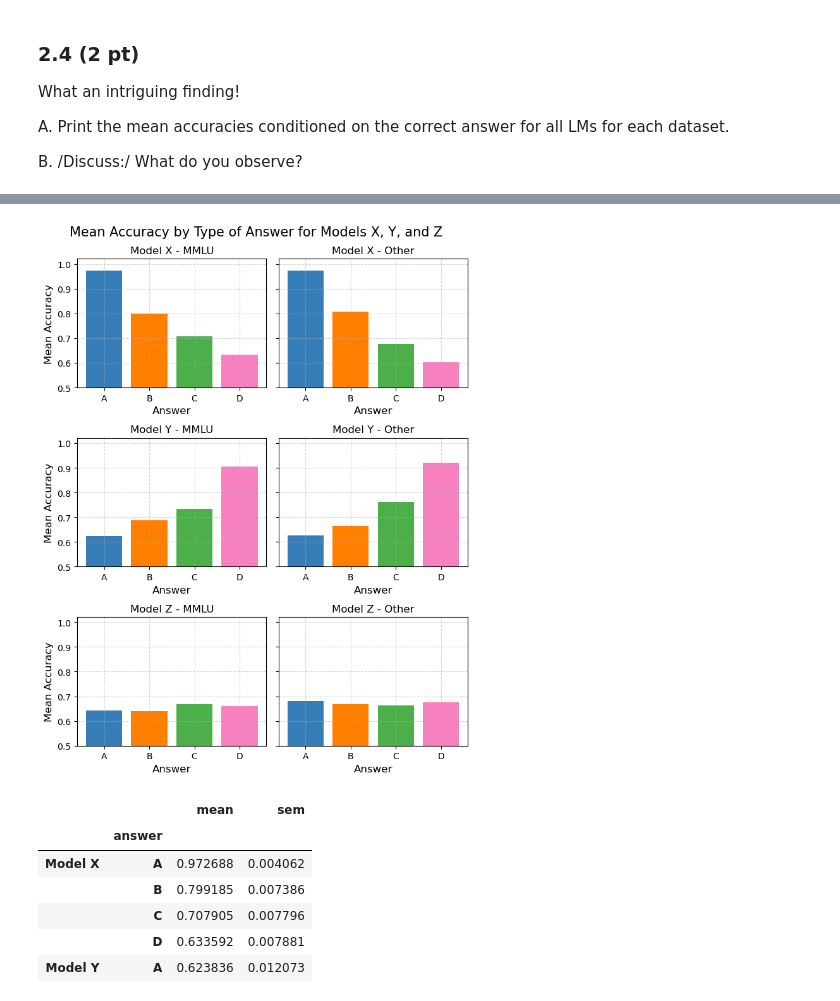
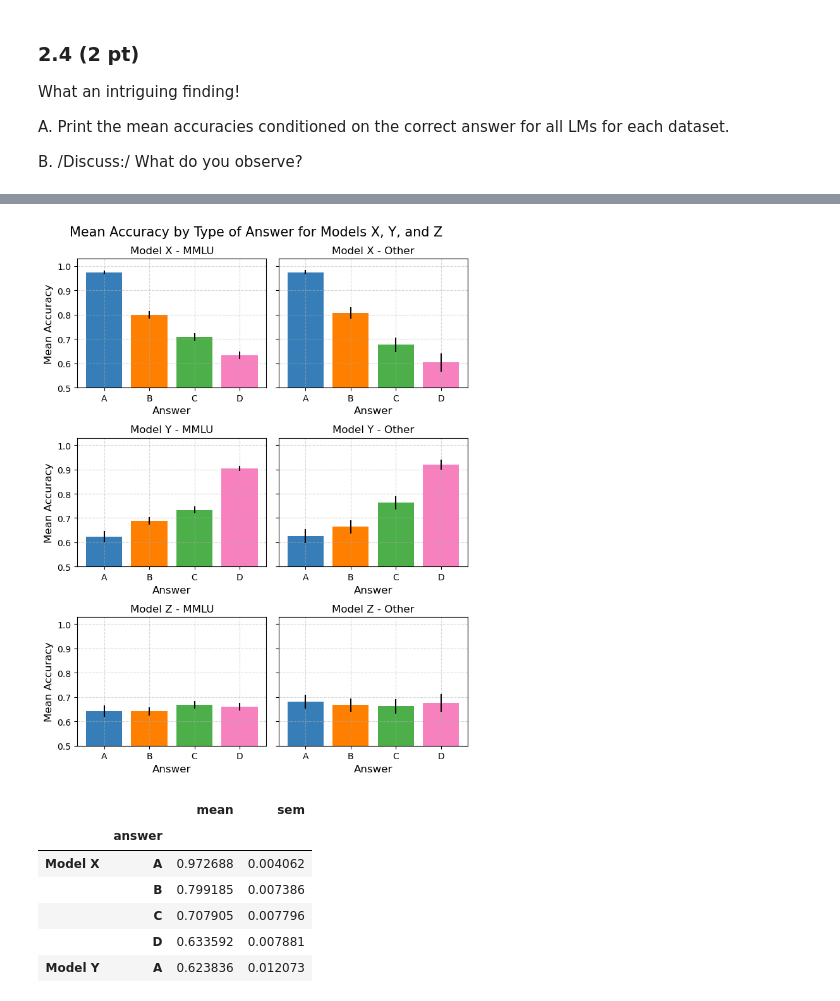
Before and after one commit to Luca-Engel/ADA-H1-Neutrality, a Jupyter notebook: analysis.ipynb, the cells around one changed output, grey strips where cells are left out. Cells and saved outputs as stored; diff of their text form; code cells hidden in the pictures.

```diff
--- a/analysis.ipynb
+++ b/analysis.ipynb
@@ -518,21 +491,27 @@ B. Compare LM X's performance when the correct answer is "A" between the two dat
 C. Compare LM X's performance when the correct answer is "A" vs. "C or D" for each dataset. Use a T-test with CI = 0.95. What do you conclude?
 # %%
 # A
+#We can sort the data by their model (only taking rows into account that show the performance for model X).
+#Then we can calculate the mean accuracy depending on the type of answer.
 df_mmlu_acc_X = df_mmlu[df_mmlu['model_name']=='X'].groupby('answer')['correct'].agg(['mean', 'sem'])
 df_other_acc_X = df_other[df_other['model_name']=='X'].groupby('answer')['correct'].agg(['mean', 'sem'])
+
+#Let's visualize the findings to get a good overview, we plot the errorbars to make the findings more comparable (95% CI).
+errorbars_mmlu_acc_x = 1.96*(df_mmlu_acc_X['sem'])
+errorbars_other_acc_X = 1.96 * (df_other_acc_X['sem'])
 
 fig, (ax1, ax2) = plt.subplots(1,2, sharey=True, figsize = (7,4))
 fig.suptitle('Mean Accuracy by Type of Answer Model X', fontsize = 15)
 answers = ['A', 'B', 'C', 'D']
 
-ax1.bar(answers, df_mmlu_acc_X['mean'], color = ['#377eb8', '#ff7f00', '#4daf4a', '#f781bf']) #colorblind friendly
+ax1.bar(answers, df_mmlu_acc_X['mean'], yerr = errorbars_mmlu_acc_x, color = ['#377eb8', '#ff7f00', '#4daf4a', '#f781bf']) #colorblind friendly
 ax1.set_title('MMLU')
 ax1.set_xlabel('Answer', fontsize=12)
 ax1.set_ylabel('Mean Accuracy', fontsize=12)
 ax1.grid(True, linestyle='--', alpha=0.5)
 ax1.set_ylim(0.5)
 
-ax2.bar(answers, df_other_acc_X['mean'], color = ['#377eb8', '#ff7f00', '#4daf4a', '#f781bf']) #colorblind friendly
+ax2.bar(answers, df_other_acc_X['mean'], yerr= errorbars_other_acc_X, color = ['#377eb8', '#ff7f00', '#4daf4a', '#f781bf']) #colorblind friendly
 ax2.set_title('Other')
 ax2.set_xlabel('Answer', fontsize=12)
 ax2.grid(True, linestyle='--', alpha=0.5)
@@ -679,50 +671,56 @@ fig.suptitle('Mean Accuracy by Type of Answer for Models X, Y, and Z', fontsize=
 answers = ['A', 'B', 'C', 'D']
 
 # Model X
-axs[0, 0].bar(answers, df_mmlu_acc_X['mean'], color=['#377eb8', '#ff7f00', '#4daf4a', '#f781bf'])
+axs[0, 0].bar(answers, df_mmlu_acc_X['mean'], yerr = errorbars_mmlu_acc_x, color=['#377eb8', '#ff7f00', '#4daf4a', '#f781bf'])
 axs[0, 0].set_title('Model X - MMLU')
 axs[0, 0].set_xlabel('Answer', fontsize=12)
 axs[0, 0].set_ylabel('Mean Accuracy', fontsize=12)
 axs[0, 0].grid(True, linestyle='--', alpha=0.5)
 axs[0, 0].set_ylim(0.5)
 
-axs[0, 1].bar(answers, df_other_acc_X['mean'], color=['#377eb8', '#ff7f00', '#4daf4a', '#f781bf'])
+axs[0, 1].bar(answers, df_other_acc_X['mean'], yerr = errorbars_other_acc_X, color=['#377eb8', '#ff7f00', '#4daf4a', '#f781bf'])
 axs[0, 1].set_title('Model X - Other')
 axs[0, 1].set_xlabel('Answer', fontsize=12)
 axs[0, 1].grid(True, linestyle='--', alpha=0.5)
 axs[0, 1].set_ylim(0.5)
 
 # Model Y
-axs[1, 0].bar(answers, df_mmlu_acc_Y['mean'], color=['#377eb8', '#ff7f00', '#4daf4a', '#f781bf'])
+errorbars_mmlu_acc_y = 1.96 * df_mmlu_acc_Y['sem']
+errorbars_other_acc_y = 1.96 * df_other_acc_Y['sem']
+
+axs[1, 0].bar(answers, df_mmlu_acc_Y['mean'], yerr = errorbars_mmlu_acc_y, color=['#377eb8', '#ff7f00', '#4daf4a', '#f781bf'])
 axs[1, 0].set_title('Model Y - MMLU')
 axs[1, 0].set_xlabel('Answer', fontsize=12)
 axs[1, 0].set_ylabel('Mean Accuracy', fontsize=12)
 axs[1, 0].grid(True, linestyle='--', alpha=0.5)
 axs[1, 0].set_ylim(0.5)
 
-axs[1, 1].bar(answers, df_other_acc_Y['mean'], color=['#377eb8', '#ff7f00', '#4daf4a', '#f781bf'])
+axs[1, 1].bar(answers, df_other_acc_Y['mean'], yerr = errorbars_other_acc_y ,color=['#377eb8', '#ff7f00', '#4daf4a', '#f781bf'])
 axs[1, 1].set_title('Model Y - Other')
 axs[1, 1].set_xlabel('Answer', fontsize=12)
 axs[1, 1].grid(True, linestyle='--', alpha=0.5)
 axs[1, 1].set_ylim(0.5)
 
 # Model Z
-axs[2, 0].bar(answers, df_mmlu_acc_Z['mean'], color=['#377eb8', '#ff7f00', '#4daf4a', '#f781bf'])
+errorbars_mmlu_acc_z = 1.96 * df_mmlu_acc_Z['sem']
+errorbars_other_acc_z = 1.96 * df_other_acc_Z['sem']
+
+axs[2, 0].bar(answers, df_mmlu_acc_Z['mean'], yerr=errorbars_mmlu_acc_z, color=['#377eb8', '#ff7f00', '#4daf4a', '#f781bf'])
 axs[2, 0].set_title('Model Z - MMLU')
 axs[2, 0].set_xlabel('Answer', fontsize=12)
 axs[2, 0].set_ylabel('Mean Accuracy', fontsize=12)
 axs[2, 0].grid(True, linestyle='--', alpha=0.5)
 axs[2, 0].set_ylim(0.5)
 
-axs[2, 1].bar(answers, df_other_acc_Z['mean'], color=['#377eb8', '#ff7f00', '#4daf4a', '#f781bf'])
+axs[2, 1].bar(answers, df_other_acc_Z['mean'], yerr = errorbars_other_acc_z, color=['#377eb8', '#ff7f00', '#4daf4a', '#f781bf'])
 axs[2, 1].set_title('Model Z - Other')
 axs[2, 1].set_xlabel('Answer', fontsize=12)
 axs[2, 1].grid(True, linestyle='--', alpha=0.5)
 axs[2, 1].set_ylim(0.5)
 
 plt.tight_layout()
 # %% [output]
-[figure, old version]
+[figure, new version]
 # %%
 results_df_acc = pd.concat([df_mmlu_acc_X, df_mmlu_acc_Y, df_mmlu_acc_Z], keys=['Model X', 'Model Y', 'Model Z'])
 display(results_df_acc)
```
Also changed, not shown: parts of 11 cells of this notebook.
